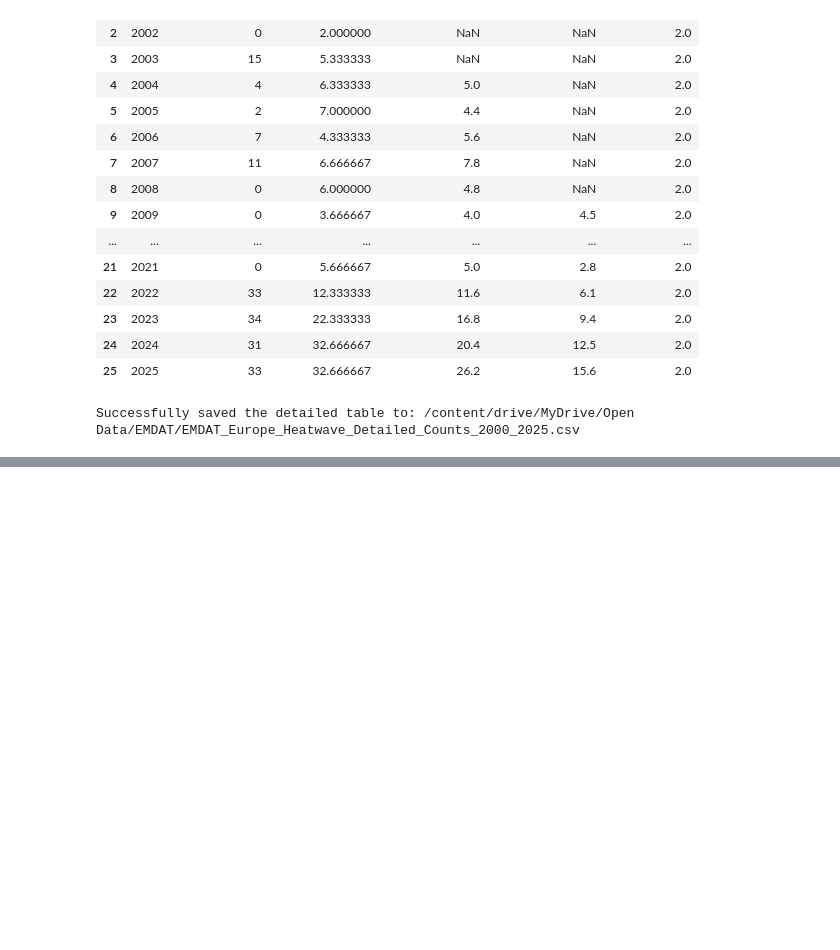
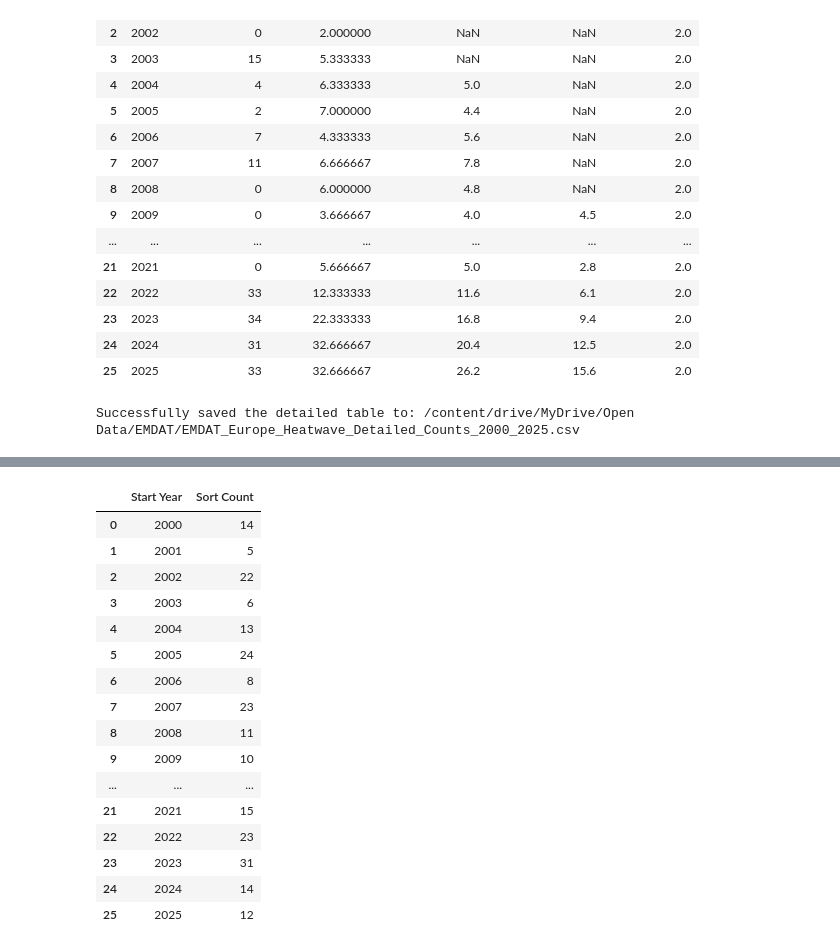
Before and after one commit to mjduarterosa/tdda-tutorial_emdat, a Jupyter notebook: notebooks/tdd_tutorial_EMDAT.ipynb, the cells around one changed output, grey strips where cells are left out. Saved outputs shown, nothing was run; the diff lists cells and outputs as text; code cells hidden in the pictures; blank space fills up the shorter version.

```diff
--- a/notebooks/tdd_tutorial_EMDAT.ipynb
+++ b/notebooks/tdd_tutorial_EMDAT.ipynb
@@ -619,0 +646,20 @@ Successfully saved the detailed table to: /content/drive/MyDrive/Open Data/EMDAT
+# %%
+storm_complete
+# %% [output]
+|  | Start Year | Sort Count |
+| 0 | 2000 | 14 |
+| 1 | 2001 | 5 |
+| 2 | 2002 | 22 |
+| 3 | 2003 | 6 |
+| 4 | 2004 | 13 |
+| 5 | 2005 | 24 |
+| 6 | 2006 | 8 |
+| 7 | 2007 | 23 |
+| 8 | 2008 | 11 |
+| 9 | 2009 | 10 |
+| ... | ... | ... |
+| 21 | 2021 | 15 |
+| 22 | 2022 | 23 |
+| 23 | 2023 | 31 |
+| 24 | 2024 | 14 |
+| 25 | 2025 | 12 |
```
Also changed, not shown: parts of 4 cells of this notebook.
